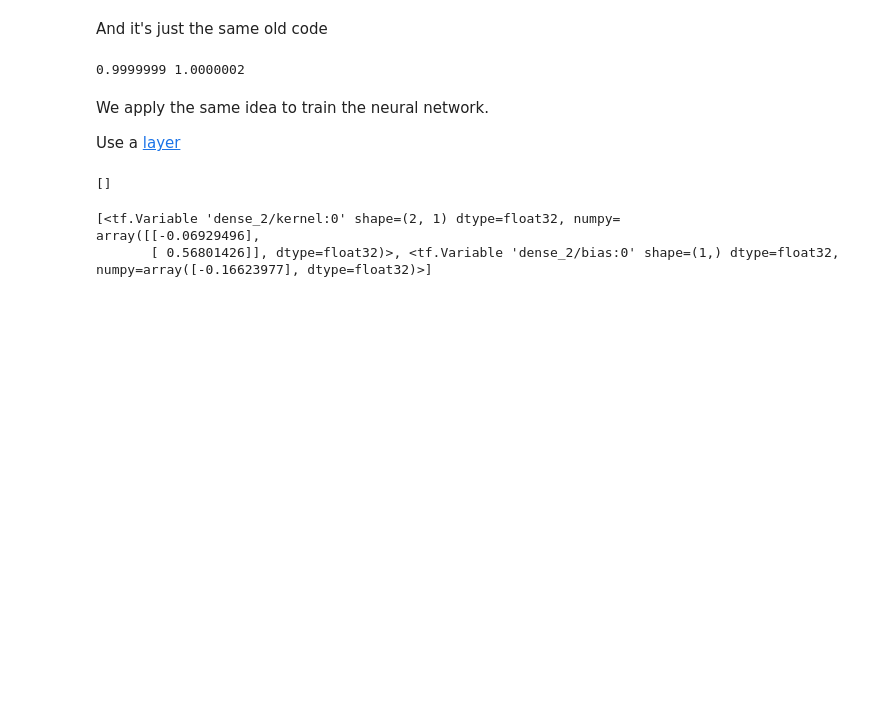
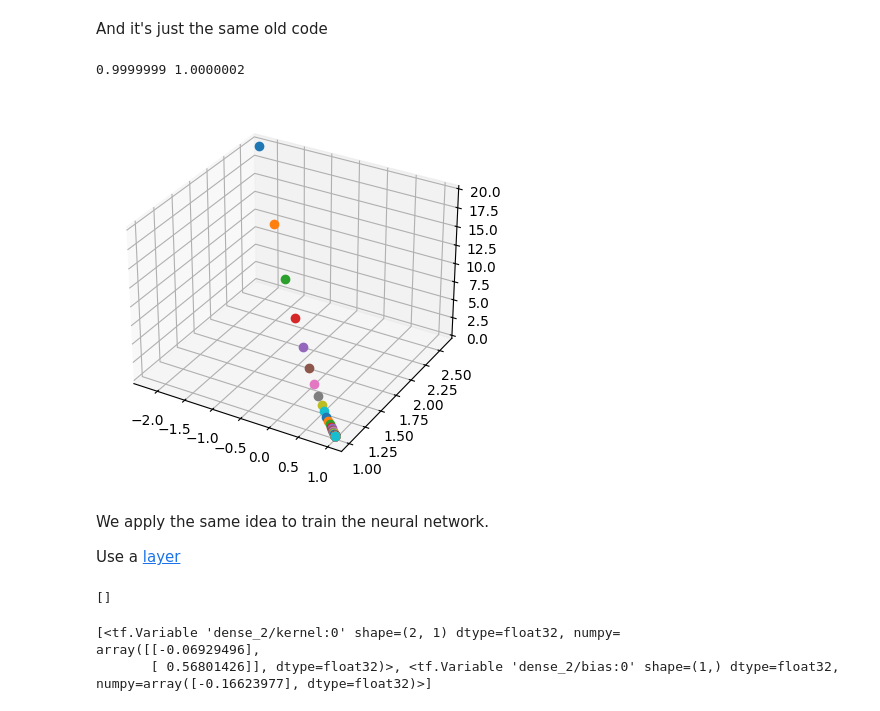
Before and after one commit to clivetong/Talks, a Jupyter notebook: Gradients/gradients.ipynb, the cells around one changed output. Saved outputs shown, nothing was run; the diff lists cells and outputs as text; code cells hidden in the pictures; blank space fills up the shorter version.

```diff
--- a/Gradients/gradients.ipynb
+++ b/Gradients/gradients.ipynb
@@ -81,6 +77,7 @@ plt.show()
 # %% [markdown]
 And it's just the same old code
 # %%
+path = []
 
 x = tf.Variable(-3.0)
 y = tf.Variable(3.0)
@@ -95,9 +92,20 @@ for _ in range(100):
   x.assign_sub(alpha * dz_dx)
   y.assign_sub(alpha * dz_dy)
 
+  path.append((x.numpy(),y.numpy(),z))
+
 print(x.numpy(),y.numpy())
 # %% [output]
 0.9999999 1.0000002
+# %%
+fig = plt.figure()
+ax = fig.add_subplot(111, projection='3d')
+for (x,y,z) in path:
+    ax.plot(x,y,z, "o")
+
+plt.show()
+# %% [output]
+[figure, added]
 # %% [markdown]
 We apply the same idea to train the neural network.
 
```
Also changed, not shown: parts of 1 cell of this notebook.
